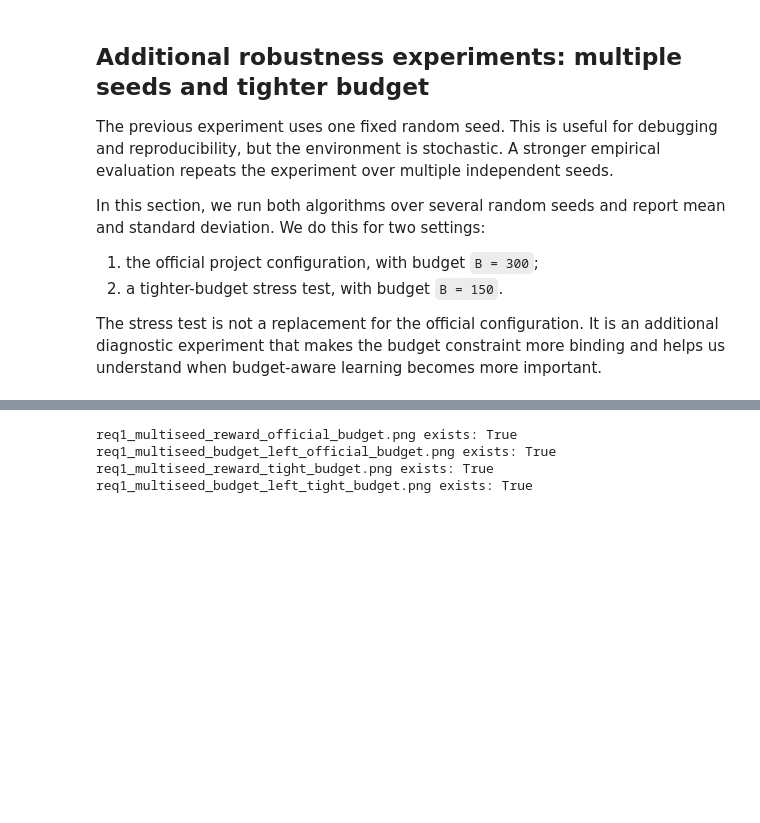
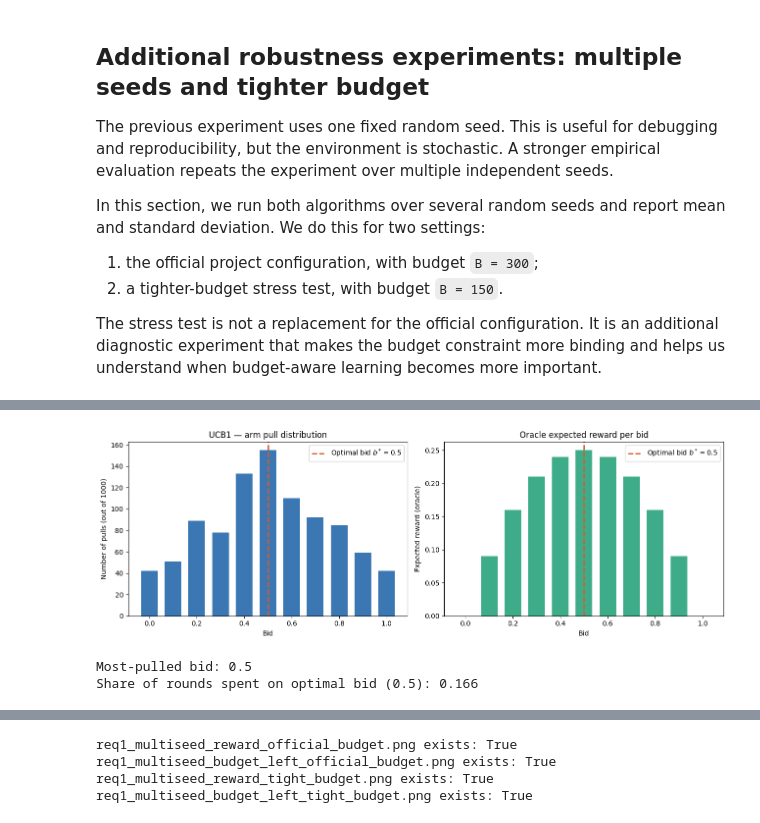
Before and after one commit to FoadZahediLabaf/OnlineAdvertisingBiddingStrategy, a Jupyter notebook: notebooks/req1_single_campaign.ipynb, the cells around one changed output, grey strips where cells are left out. Cells and saved outputs as stored; diff of their text form; code cells hidden in the pictures; blank space fills up the shorter version.

```diff
--- a/notebooks/req1_single_campaign.ipynb
+++ b/notebooks/req1_single_campaign.ipynb
@@ -921,0 +982,31 @@ The stress test is not a replacement for the official configuration. It is an ad
+# %%
+# ── Arm pull distribution vs. oracle expected reward ────────────────────────
+fig, axes = plt.subplots(1, 2, figsize=(13, 4.5))
+
+pull_counts = ucb1_df["action"].value_counts().reindex(bids, fill_value=0)
+
+axes[0].bar(bids, pull_counts.values, width=0.07, color="#185FA5", alpha=0.85)
+axes[0].axvline(0.5, color="#D85A30", linestyle="--", linewidth=2, label="Optimal bid $b^*=0.5$")
+axes[0].set_xlabel("Bid")
+axes[0].set_ylabel("Number of pulls (out of 1000)")
+axes[0].set_title("UCB1 — arm pull distribution")
+axes[0].legend()
+
+oracle_reward = (value - bids) * bids
+axes[1].bar(bids, oracle_reward, width=0.07, color="#1D9E75", alpha=0.85)
+axes[1].axvline(0.5, color="#D85A30", linestyle="--", linewidth=2, label="Optimal bid $b^*=0.5$")
+axes[1].set_xlabel("Bid")
+axes[1].set_ylabel("Expected reward (oracle)")
+axes[1].set_title("Oracle expected reward per bid")
+axes[1].legend()
+
+plt.tight_layout()
+plt.savefig(plots_dir / "req1_arm_pull_distribution.png", dpi=200)
+plt.show()
+
+print("Most-pulled bid:", pull_counts.idxmax())
+print("Share of rounds spent on optimal bid (0.5):", round(pull_counts.loc[0.5] / pull_counts.sum(), 3))
+# %% [output]
+[figure, added]
+Most-pulled bid: 0.5
+Share of rounds spent on optimal bid (0.5): 0.166
```
Also changed, not shown: parts of 28 cells of this notebook, 16 other files.
